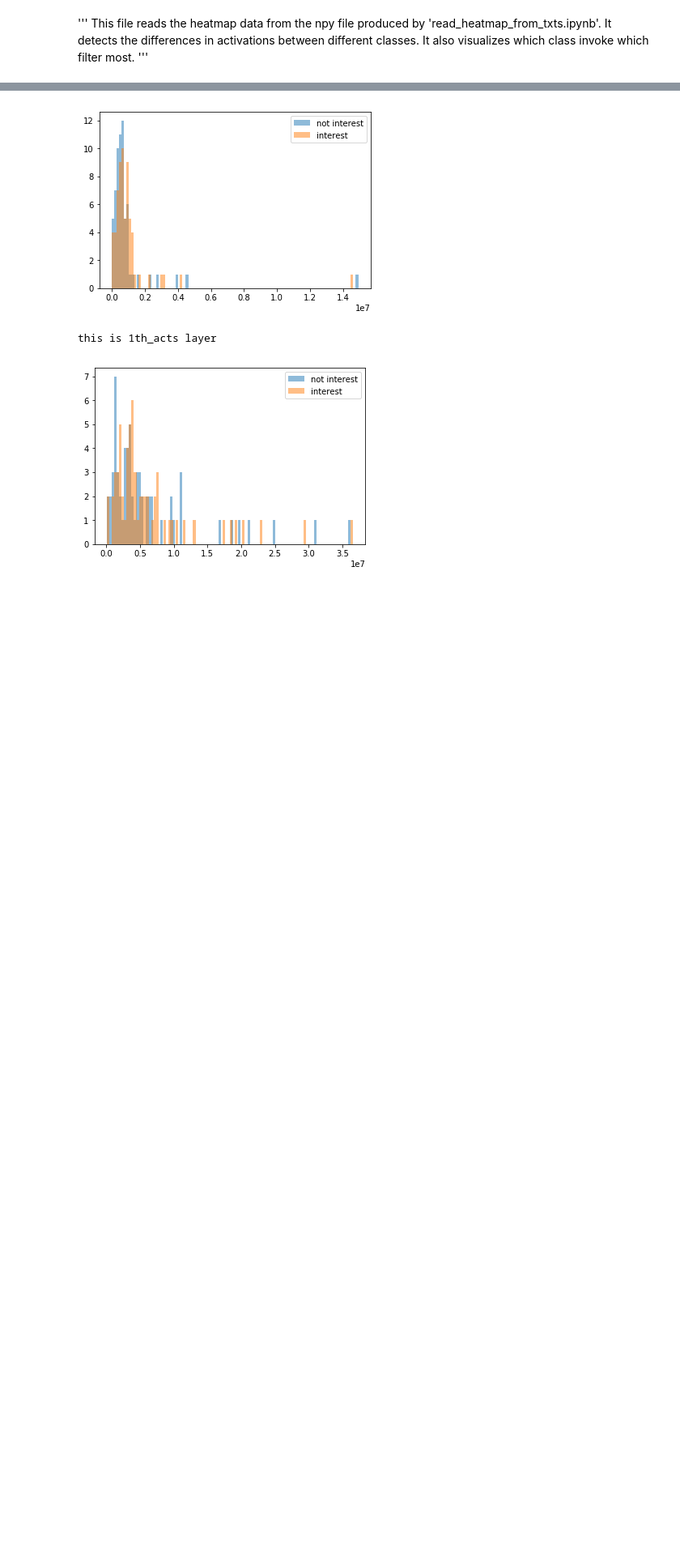
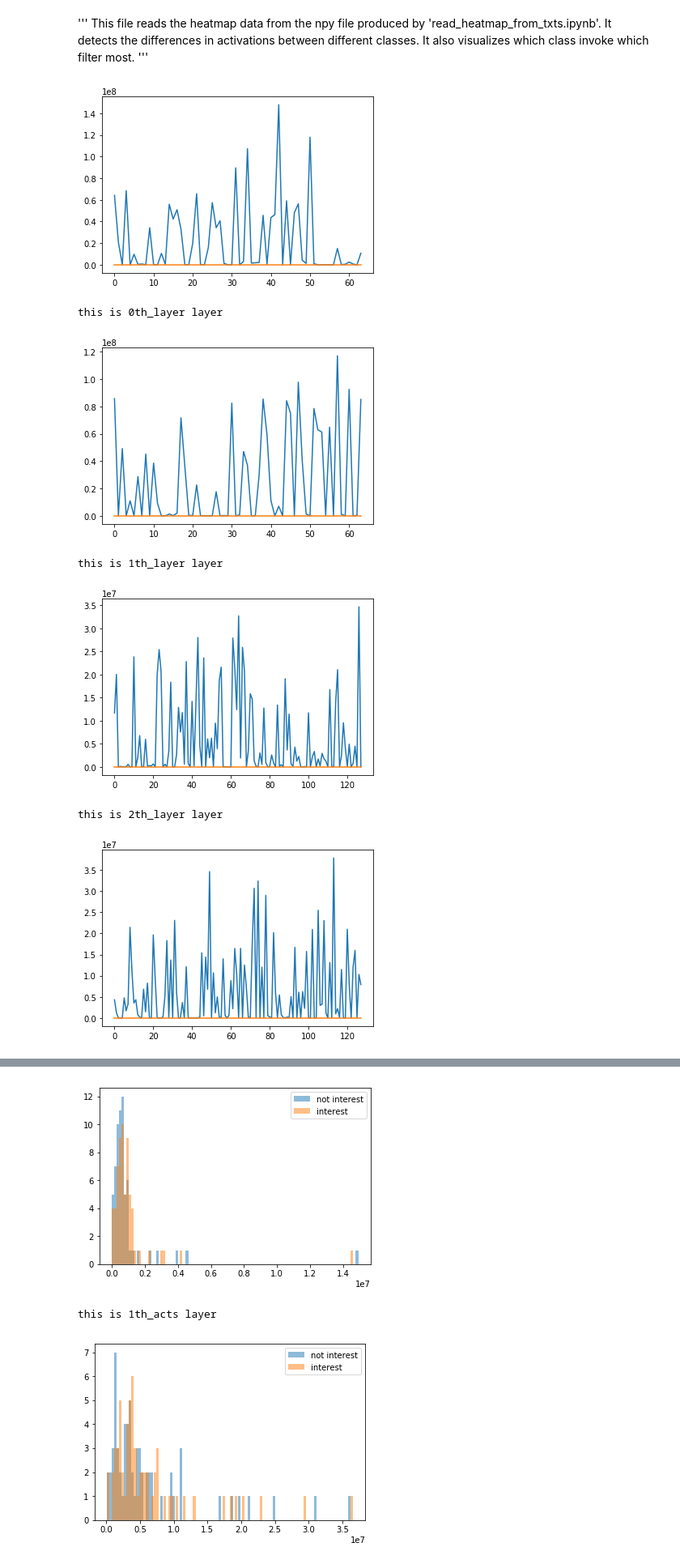
Before and after one commit to shuang1330/tf-faster-rcnn, a Jupyter notebook: tools/inspect_act_diff.ipynb, the cells around one changed output, grey strips where cells are left out. Shown at 81% size. Drawn from its saved outputs; the diff is of its cells as text; code cells hidden in the pictures; blank space fills up the shorter version.

```diff
--- a/tools/inspect_act_diff.ipynb
+++ b/tools/inspect_act_diff.ipynb
@@ -95,3 +94,40 @@ def detect_diff_all(hm_path,RANKING=True,DISPLAY_ALL=False,DISPLAY_DIFF=False,DI
             display_all_act(norm_hm_all[key])
         print 'this is %s layer'%key
     return hm_ind
+# %%
+# plot activation-magnitute versus filter number
+def detect_diff_all_2(hm_path,RANKING=True,DISPLAY_ALL=False,DISPLAY_DIFF=False,DISPLAY_EVERY_CLASS=False):
+    '''
+    detect the activations difference in different layers
+    '''
+    hm_all = np.load(hm_path).item()
+    norm_hm_all = {}
+    hm_ind = {} # dictionary to record the diff_ind for every layer
+    sub_clas_index = [class_to_ind[i] for i in SUB_CLAS]
+#     for key in hm_all: # for evey layer
+    for i in range(13):
+        key = '%dth_layer'%(i)
+        norm_hm_all[key] = np.zeros(hm_all[key].shape,np.float32)
+        for i,sub_list in enumerate(hm_all[key]): # for every row in the layer
+            norm_hm_all[key][i,:] = sub_list
+        hm_ind[key] = display_each_feature_map_one_layer(norm_hm_all[key])
+        print 'this is %s layer'%key
+    return hm_ind
+
+def display_each_feature_map_one_layer(norm_hm_one_layer):
+    num_filter = norm_hm_one_layer.shape[1]
+    uninteresting_values = np.zeros((num_filter),np.float32)
+    interesting_values = np.zeros((num_filter),np.float32)
+    for clas in CLASSES:
+        ind = class_to_ind[clas]
+        if clas in SUB_CLAS:
+            interesting_values += norm_hm_one_layer[ind]
+        else:
+            uninteresting_values += norm_hm_one_layer[ind]
+    interesting_values = interesting_values/len(SUB_CLAS)
+    uninteresting_values = uninteresting_values/len(CLASSES)
+
+    plt.figure()
+    plt.plot(np.arange(num_filter),interesting_values)
+    plt.plot(np.arange(num_filter),uninteresting_values)
+    plt.show()
@@ -97,0 +175,12 @@ def detect_diff_all(hm_path,RANKING=True,DISPLAY_ALL=False,DISPLAY_DIFF=False,DI
+# %%
+# inspect the activations for two sets of classes
+hm_path = 'activations_res/penalty0.01_iter200000.npy'
+hm_sorted = detect_diff_all_2(hm_path,RANKING=False,DISPLAY_ALL=True)
+# %% [output]
+[figure, added]
+this is 0th_layer layer
+[figure, added]
+this is 1th_layer layer
+[figure, added]
+this is 2th_layer layer
+[figure, added]
```
Also changed, not shown: parts of 9 cells of this notebook, 16 other files.
